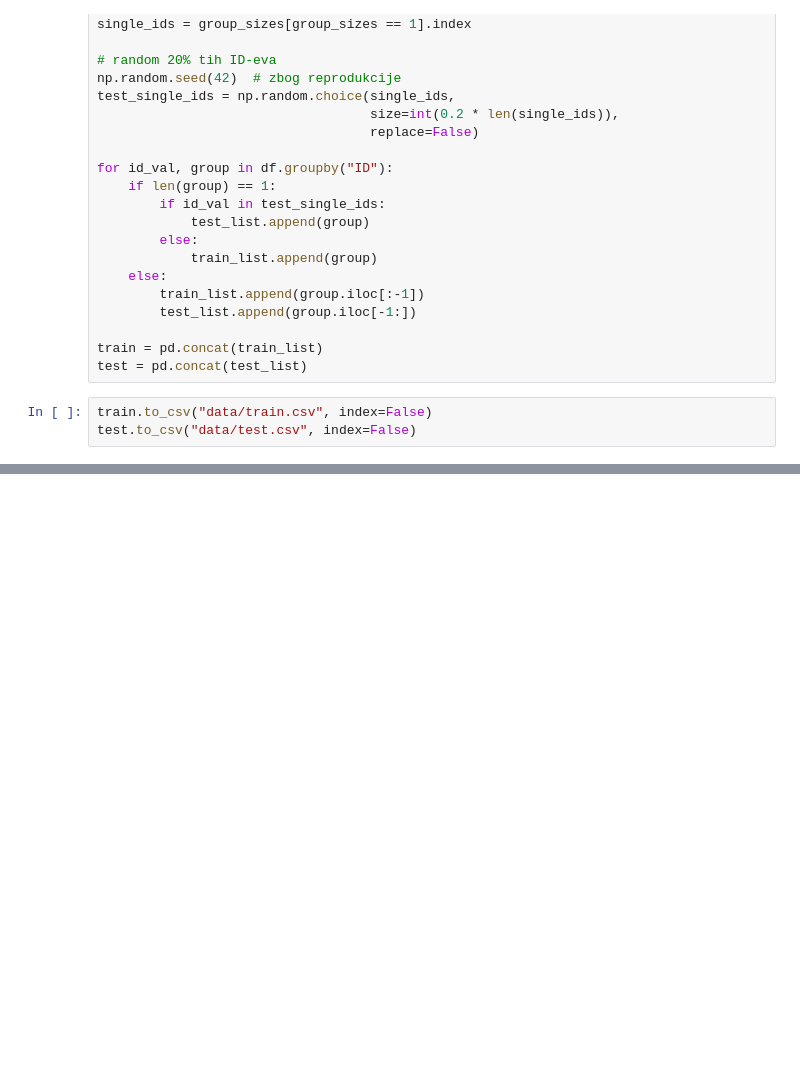
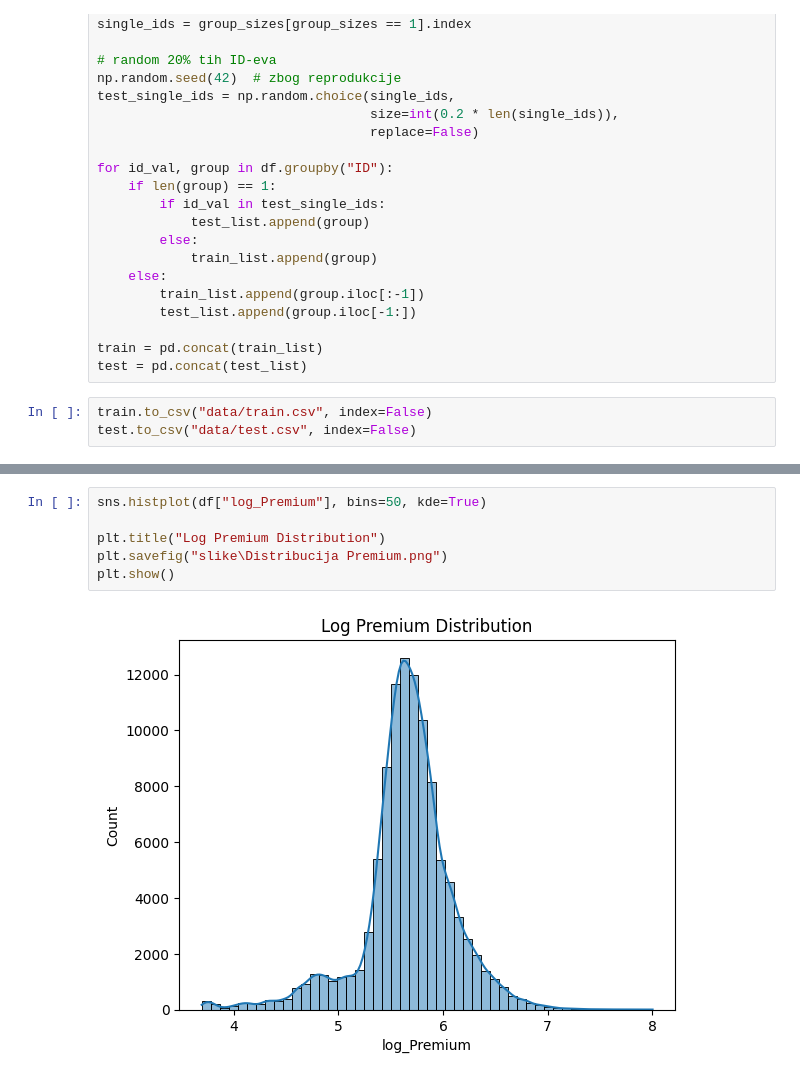
Before and after one commit to mkdsps/isurance_vezba, a Jupyter notebook: andra.ipynb, the cells around one changed output, grey strips where cells are left out. Cells and saved outputs as stored; diff of their text form; blank space fills up the shorter version.

```diff
--- a/andra.ipynb
+++ b/andra.ipynb
@@ -82,0 +73,8 @@ Index(['ID', 'Date_start_contract', 'Date_last_renewal', 'Date_next_renewal',
+# %%
+sns.histplot(df["log_Premium"], bins=50, kde=True)
+
+plt.title("Log Premium Distribution")
+plt.savefig("slike\Distribucija Premium.png")
+plt.show()
+# %% [output]
+[figure, added]
```
Also changed, not shown: parts of 37 cells of this notebook, 5 other files.
